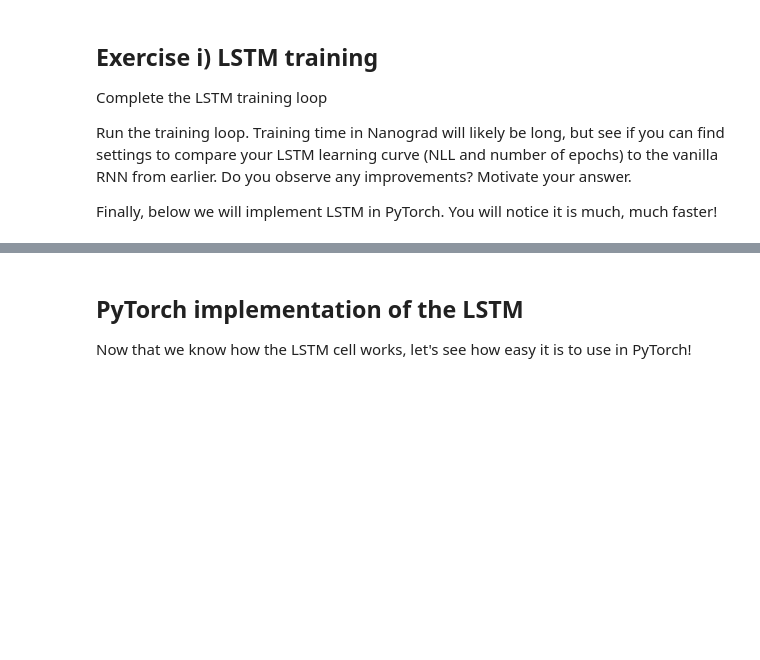
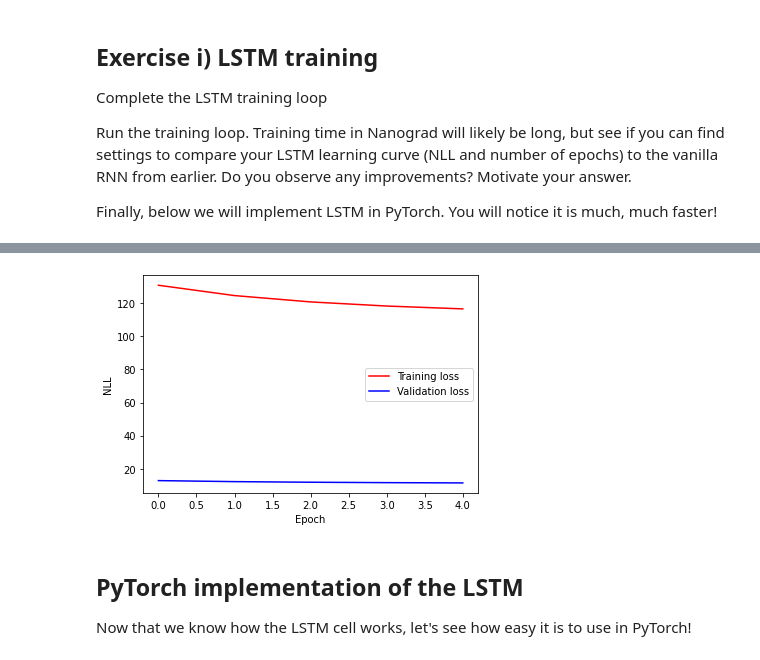
Before and after one commit to granatb/02456-deep-learning-with-PyTorch, a Jupyter notebook: 5_Recurrent/5_1_EXE_Recurrent_Neural_Networks_Nanograd.ipynb, the cells around one changed output, grey strips where cells are left out. Drawn from its saved outputs; the diff is of its cells as text; code cells hidden in the pictures; blank space fills up the shorter version.

```diff
--- a/5_Recurrent/5_1_EXE_Recurrent_Neural_Networks_Nanograd.ipynb
+++ b/5_Recurrent/5_1_EXE_Recurrent_Neural_Networks_Nanograd.ipynb
@@ -1068,11 +1068,11 @@ class LSTMLayer:
     def __init__(self, n_in: int, n_hid: int, act_fn, initializer = NormalInitializer(), initializer_hid = NormalInitializer()):
         self.n_in = n_in
         self.n_hid = n_hid
-        self.in_hid_layer =
-        self.g_layer =
-        self.i_layer =
-        self.f_layer =
-        self.o_layer =
+        self.in_hid_layer = DenseLayer(n_in, n_hid, lambda x : x, initializer_hid)
+        self.g_layer = DenseLayer(n_hid+n_in, n_hid, lambda x : x.tanh(), initializer)
+        self.i_layer = DenseLayer(n_hid+n_in, n_hid, lambda x : x.sigmoid(), initializer)
+        self.f_layer = DenseLayer(n_hid+n_in, n_hid, lambda x : x.sigmoid(), initializer)
+        self.o_layer = DenseLayer(n_hid+n_in, n_hid, lambda x : x.sigmoid(), initializer)
         self.initial_hid = [Var(0.0) for _ in range(n_hid)]
         self.stored_hid = [Var(0.0) for _ in range(n_hid)]
         self.initial_c = [Var(0.0) for _ in range(n_hid)]
@@ -1095,6 +1095,17 @@ class LSTMLayer:
           concatenated_input.append(val)
 
         # Insert code here
+        g = self.g_layer.forward(concatenated_input)
+        i = self.i_layer.forward(concatenated_input)
+        f = self.f_layer.forward(concatenated_input)
+        o = self.o_layer.forward(concatenated_input)
+
+        for n in range(self.n_hid):
+            c = input_c[n] * f[n] + g[n] * i[n]
+            h = self.act_fn(c) * o[n]
+            cs.append(c)
+            hids.append(h)
+
 
         return hids, cs
 
@@ -1108,7 +1119,7 @@ class LSTMLayer:
             c = self.initial_c
         # Takes a sequence and loops over each character in the sequence. Note that each character has dimenson equal to the embeddng dimenson
         for i in range(len(input)):
-            hid, c = # insert code here
+            hid, c = self.forward_step(input[i], hid, c) # insert code here
             out.append(hid)
         self.stored_hid = hid
         self.stored_c = c
@@ -1139,9 +1153,9 @@ Run the training loop. Training time in Nanograd will likely be long, but see if
 Finally, below we will implement LSTM in PyTorch. You will notice it is much, much faster!
 # %%
 # Initialize training hyperparameters
-EPOCHS =
-LR =
-LR_DECAY =
+EPOCHS = 5
+LR = 1e-2
+LR_DECAY = 0.995
 # %%
 NN = [
     LSTMLayer(4, 1, lambda x: x.tanh()),
@@ -1156,7 +1170,8 @@ batch_size = 8
 for e in range(EPOCHS):
     for b in range(int(np.ceil(len(encoded_training_set_x)/batch_size))):
         # Forward pass and loss computation
-        Loss =
+        Loss = sequence_loss(forward_batch(encoded_training_set_x[b*batch_size:(b+1)*batch_size], NN), encoded_training_set_y[b*batch_size:(b+1)*batch_size], cross_entropy_loss_sequence)
+
         # Backward pass
         Loss.backward()
 
@@ -1167,11 +1182,11 @@ for e in range(EPOCHS):
     LR = LR * LR_DECAY
 
     # Training loss
-    Loss =
+    Loss = sequence_loss(forward_batch(encoded_training_set_x, NN), encoded_training_set_y, cross_entropy_loss_sequence)
     train_loss.append(Loss.v)
 
     # Validation loss
-    Loss_validation =
+    Loss_validation = sequence_loss(forward_batch(encoded_validation_set_x, NN), encoded_validation_set_y, cross_entropy_loss_sequence)
     val_loss.append(Loss_validation.v)
 
     if e%5==0:
@@ -1189,3 +1204,4 @@ plt.plot(epoch, val_loss, 'b', label='Validation loss')
 plt.legend()
 plt.xlabel('Epoch'), plt.ylabel('NLL')
 plt.show()
+# %% [output]
@@ -1192,3 +1209,4 @@ plt.show()
+[figure, added]
 # %% [markdown]
 ## PyTorch implementation of the LSTM
 
```
Also changed, not shown: parts of 11 cells of this notebook.
